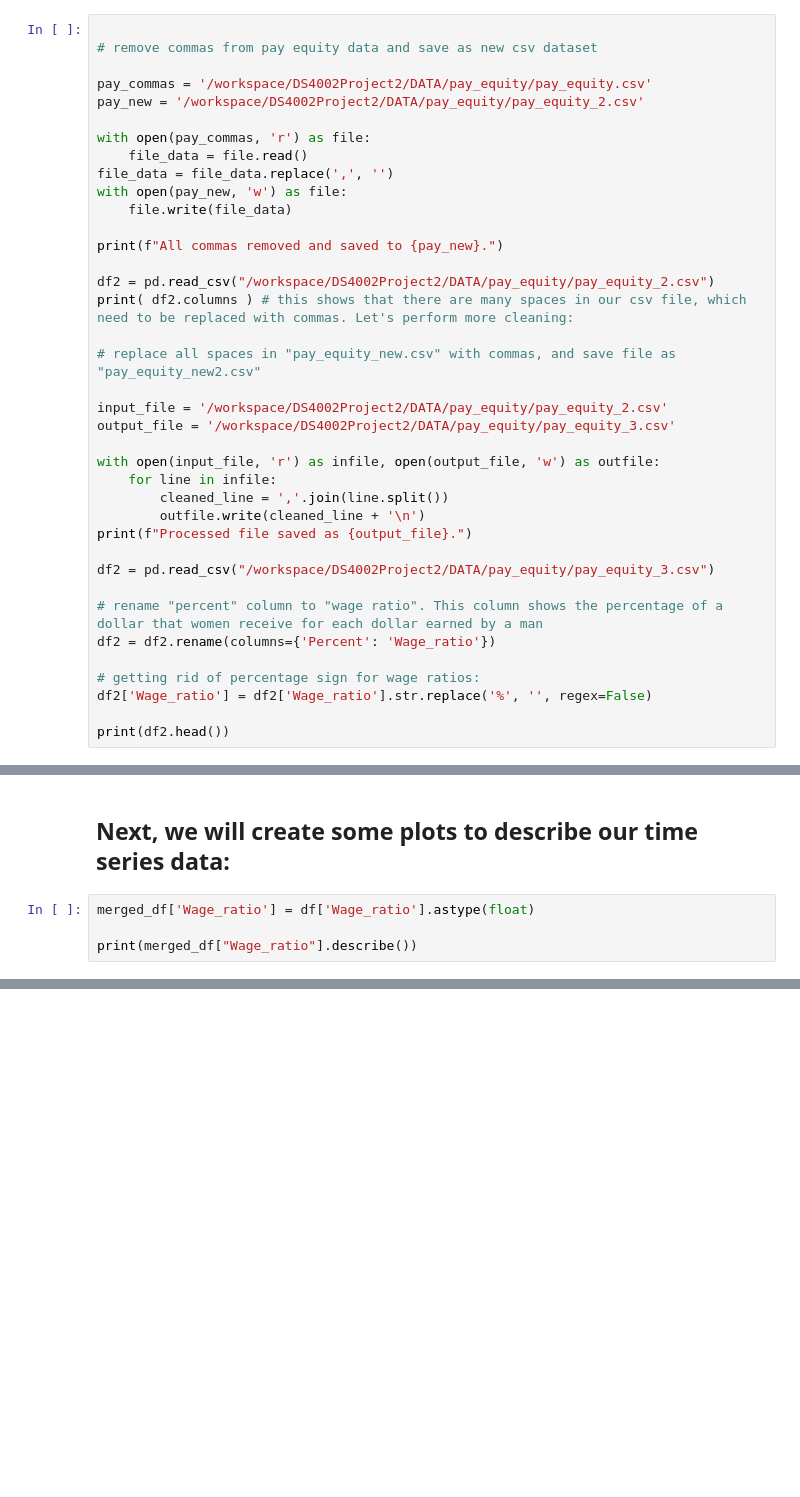
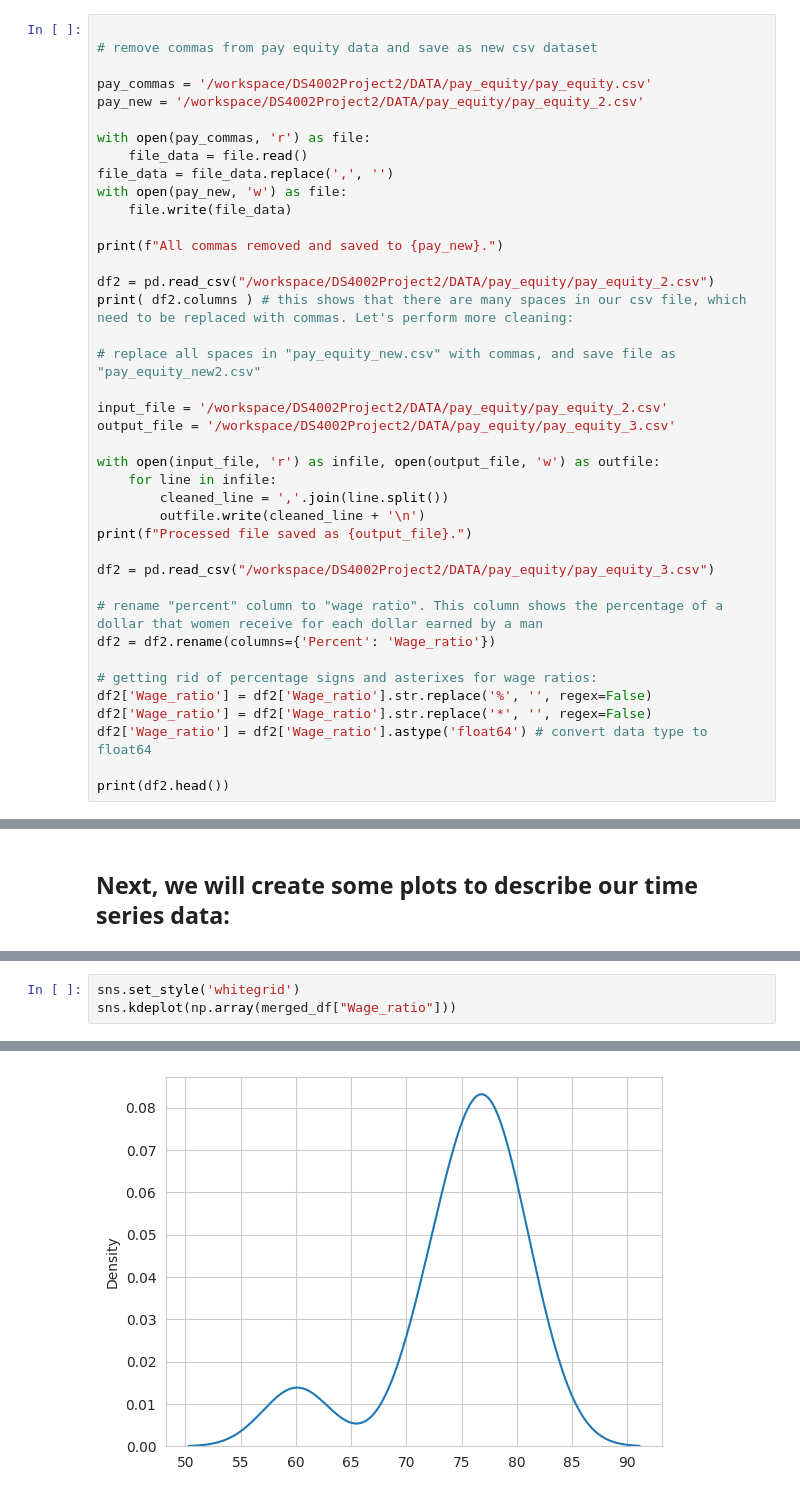
Before and after one commit to kristyluk/DS4002Project2, a Jupyter notebook: SCRIPTS/data_prep.ipynb, the cells around one changed output, grey strips where cells are left out. Drawn from its saved outputs; the diff is of its cells as text; blank space fills up the shorter version.

```diff
--- a/SCRIPTS/data_prep.ipynb
+++ b/SCRIPTS/data_prep.ipynb
@@ -95,8 +76,10 @@ df2 = pd.read_csv("/workspace/DS4002Project2/DATA/pay_equity/pay_equity_3.csv")
 # rename "percent" column to "wage ratio". This column shows the percentage of a dollar that women receive for each dollar earned by a man
 df2 = df2.rename(columns={'Percent': 'Wage_ratio'})
 
-# getting rid of percentage sign for wage ratios:
+# getting rid of percentage signs and asterixes for wage ratios:
 df2['Wage_ratio'] = df2['Wage_ratio'].str.replace('%', '', regex=False)
+df2['Wage_ratio'] = df2['Wage_ratio'].str.replace('*', '', regex=False)
+df2['Wage_ratio'] = df2['Wage_ratio'].astype('float64') # convert data type to float64
 
 print(df2.head())
 # %% [output]
@@ -170,7 +153,3 @@ merged_df.to_csv("/workspace/DS4002Project2/DATA/merged.csv", index=False)
 # EDA
 # %% [markdown]
 ## Next, we will create some plots to describe our time series data:
-# %%
-merged_df['Wage_ratio'] = df['Wage_ratio'].astype(float)
-
-print(merged_df["Wage_ratio"].describe())
@@ -178,0 +178,4 @@ KeyError: 'Wage_ratio'
+# %%
+sns.set_style('whitegrid')
+sns.kdeplot(np.array(merged_df["Wage_ratio"]))
+# %% [output]
@@ -178,0 +183 @@ KeyError: 'Wage_ratio'
+[figure, added]
```
Also changed, not shown: parts of 8 cells of this notebook, 1 other file.
